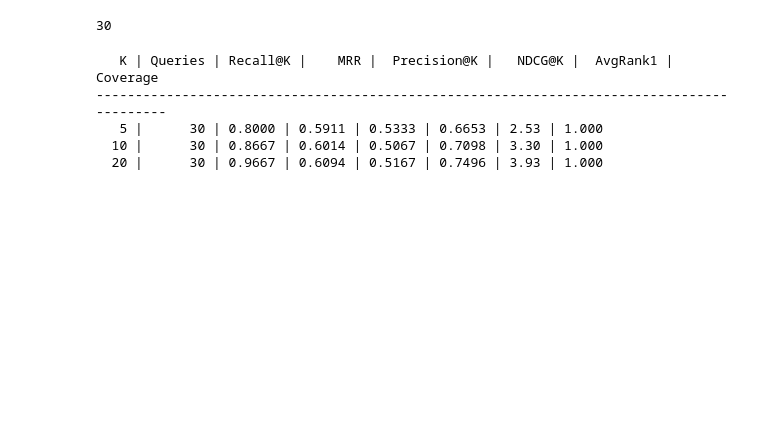
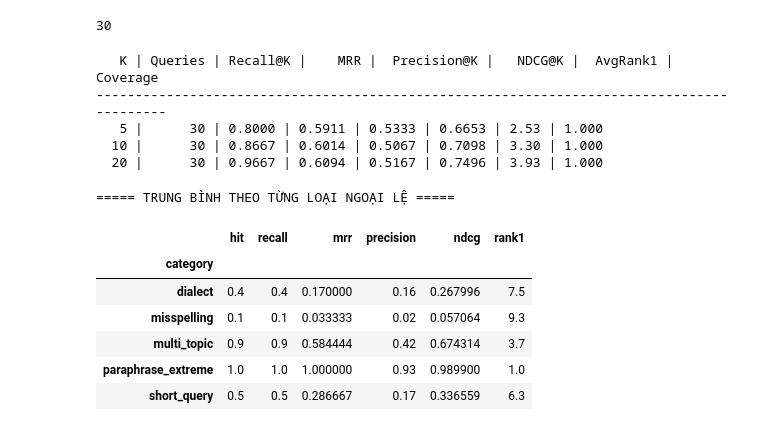
Before and after one commit to danh12004/KLTN, a Jupyter notebook: Backend/Research/evaluation_retrieval.ipynb, the cells around one changed output. Cells and saved outputs as stored; diff of their text form; code cells hidden in the pictures; blank space fills up the shorter version.

```diff
--- a/Backend/Research/evaluation_retrieval.ipynb
+++ b/Backend/Research/evaluation_retrieval.ipynb
@@ -472,0 +959,39 @@ for K in K_LIST:
+# %%
+all_results = []
+
+for case in EDGE_CASE_QA:
+
+    result = evaluate_single_case(
+        query=case["question"],
+        gt_chunks=case["ground_truth_chunks"],
+        K=10
+    )
+
+    # Thêm metadata để lát in bảng
+    result["category"] = case["category"]
+    result["question"] = case["question"]
+
+    all_results.append(result)
+
+# ============================
+# IN BẢNG KẾT QUẢ ĐẦY ĐỦ
+# ============================
+
+df = pd.DataFrame(all_results)
+# %%
+metrics = ["hit", "recall", "mrr", "precision", "ndcg", "rank1"]
+
+print("\n===== TRUNG BÌNH THEO TỪNG LOẠI NGOẠI LỆ =====\n")
+
+grouped = df.groupby("category")[metrics].mean()
+
+grouped
+# %% [output]
+===== TRUNG BÌNH THEO TỪNG LOẠI NGOẠI LỆ =====
+|  | hit | recall | mrr | precision | ndcg | rank1 |
+| category |  |  |  |  |  |  |
+| dialect | 0.4 | 0.4 | 0.170000 | 0.16 | 0.267996 | 7.5 |
+| misspelling | 0.1 | 0.1 | 0.033333 | 0.02 | 0.057064 | 9.3 |
+| multi_topic | 0.9 | 0.9 | 0.584444 | 0.42 | 0.674314 | 3.7 |
+| paraphrase_extreme | 1.0 | 1.0 | 1.000000 | 0.93 | 0.989900 | 1.0 |
+| short_query | 0.5 | 0.5 | 0.286667 | 0.17 | 0.336559 | 6.3 |
```
Also changed, not shown: parts of 4 cells of this notebook, 4 other files.
